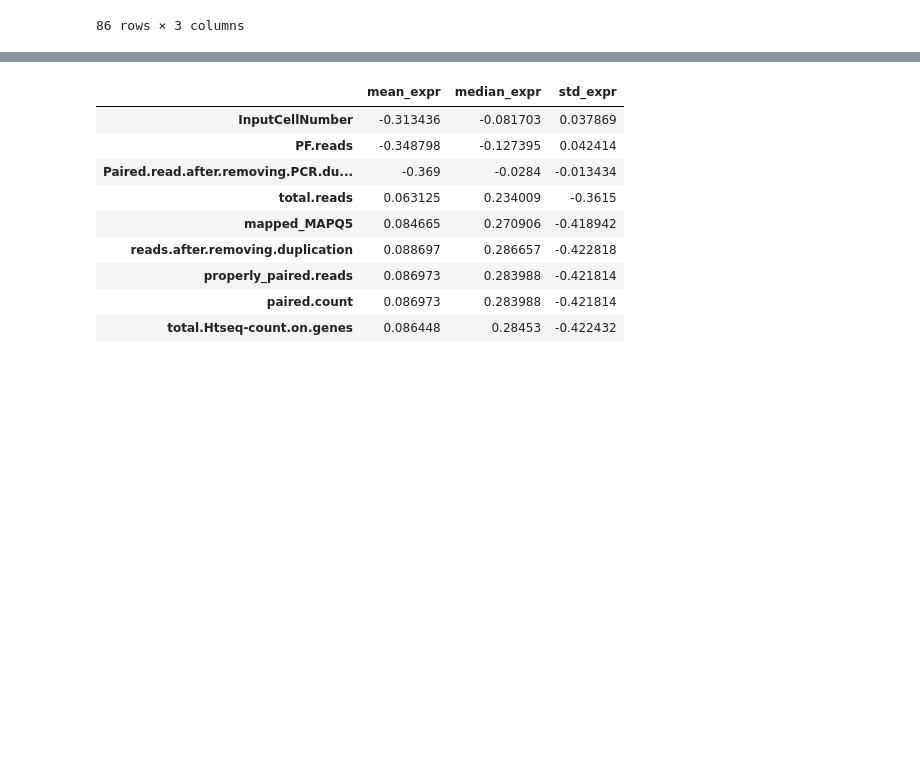
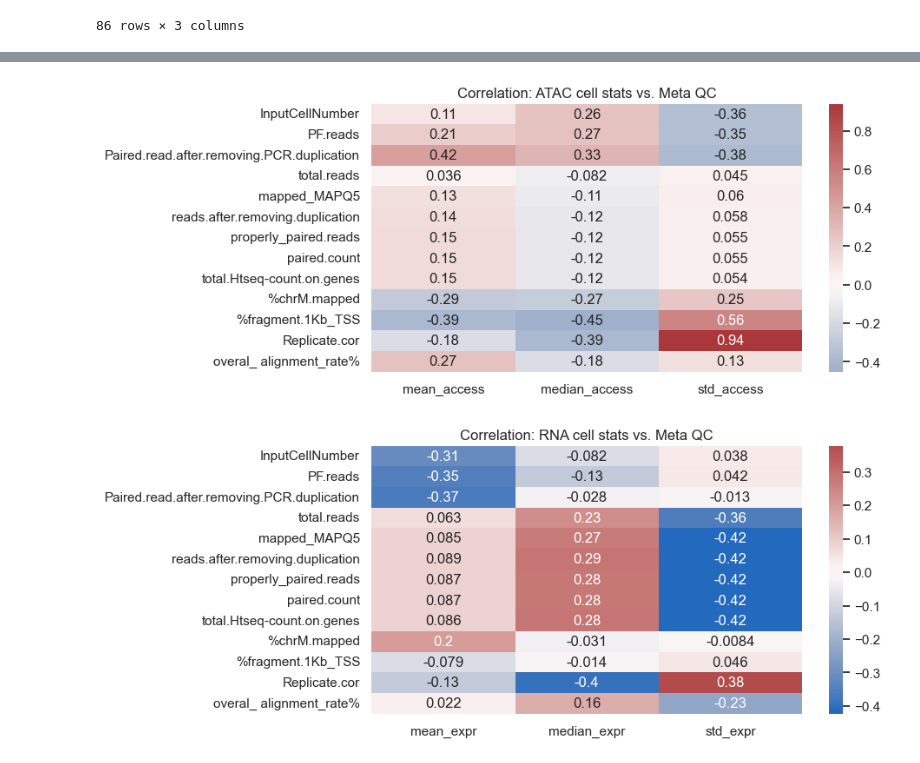
Before and after one commit to Topic2-Gene-Regulation-Immune-Cells/ILC-cells-Team4, a Jupyter notebook: test.ipynb, the cells around one changed output, grey strips where cells are left out. Drawn from its saved outputs; the diff is of its cells as text; code cells hidden in the pictures; blank space fills up the shorter version.

```diff
--- a/test.ipynb
+++ b/test.ipynb
@@ -188,18 +198,24 @@ atac_correlation
+# %%
+atac_correlation = pd.DataFrame(columns=cell_stats.columns, index=meta_num.columns)
+for col in cell_stats.columns:
+    for key in meta_num.columns:
+        atac_correlation.loc[key, col] = cell_stats[col].corr(meta[key], method='pearson')
+
+plt.figure(figsize=(8, 4))
+sns.heatmap(atac_correlation.astype(float), annot=True, cmap="vlag", center=0)
+plt.title("Correlation: ATAC cell stats vs. Meta QC")
+plt.show()
+# %% [output]
+[figure, added]
 # %%
 rna_correlation = pd.DataFrame(columns=rna_cell_stats.columns, index=meta_num.columns)
 for col in rna_cell_stats.columns:
     for key in meta_num.columns:
         rna_correlation.loc[key, col] = rna_cell_stats[col].corr(meta[key], method='pearson')
 
-rna_correlation
+plt.figure(figsize=(8, 4))
+sns.heatmap(rna_correlation.astype(float), annot=True, cmap="vlag", center=0)
+plt.title("Correlation: RNA cell stats vs. Meta QC")
+plt.show()
 # %% [output]
-|  | mean_expr | median_expr | std_expr |
-| InputCellNumber | -0.313436 | -0.081703 | 0.037869 |
-| PF.reads | -0.348798 | -0.127395 | 0.042414 |
-| Paired.read.after.removing.PCR.du... | -0.369 | -0.0284 | -0.013434 |
-| total.reads | 0.063125 | 0.234009 | -0.3615 |
-| mapped_MAPQ5 | 0.084665 | 0.270906 | -0.418942 |
-| reads.after.removing.duplication | 0.088697 | 0.286657 | -0.422818 |
-| properly_paired.reads | 0.086973 | 0.283988 | -0.421814 |
-| paired.count | 0.086973 | 0.283988 | -0.421814 |
-| total.Htseq-count.on.genes | 0.086448 | 0.28453 | -0.422432 |
+[figure, added]
```
Also changed, not shown: parts of 3 cells of this notebook.
